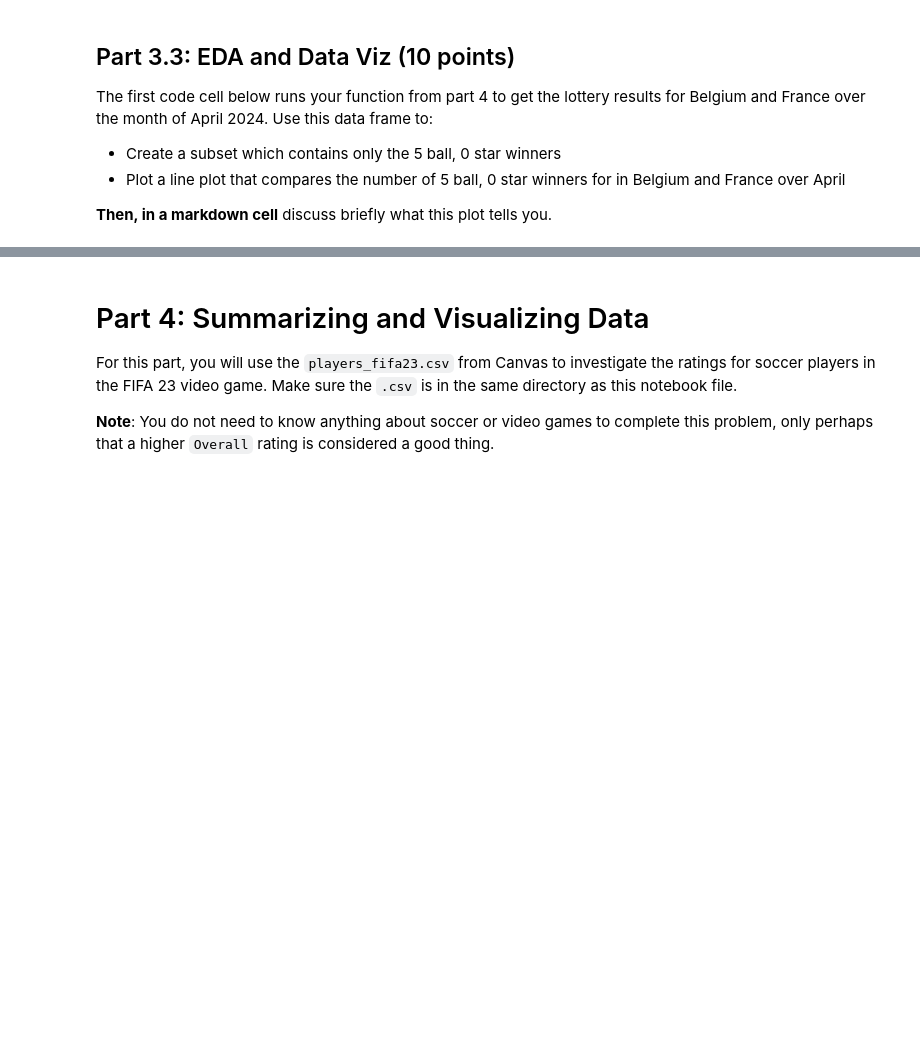
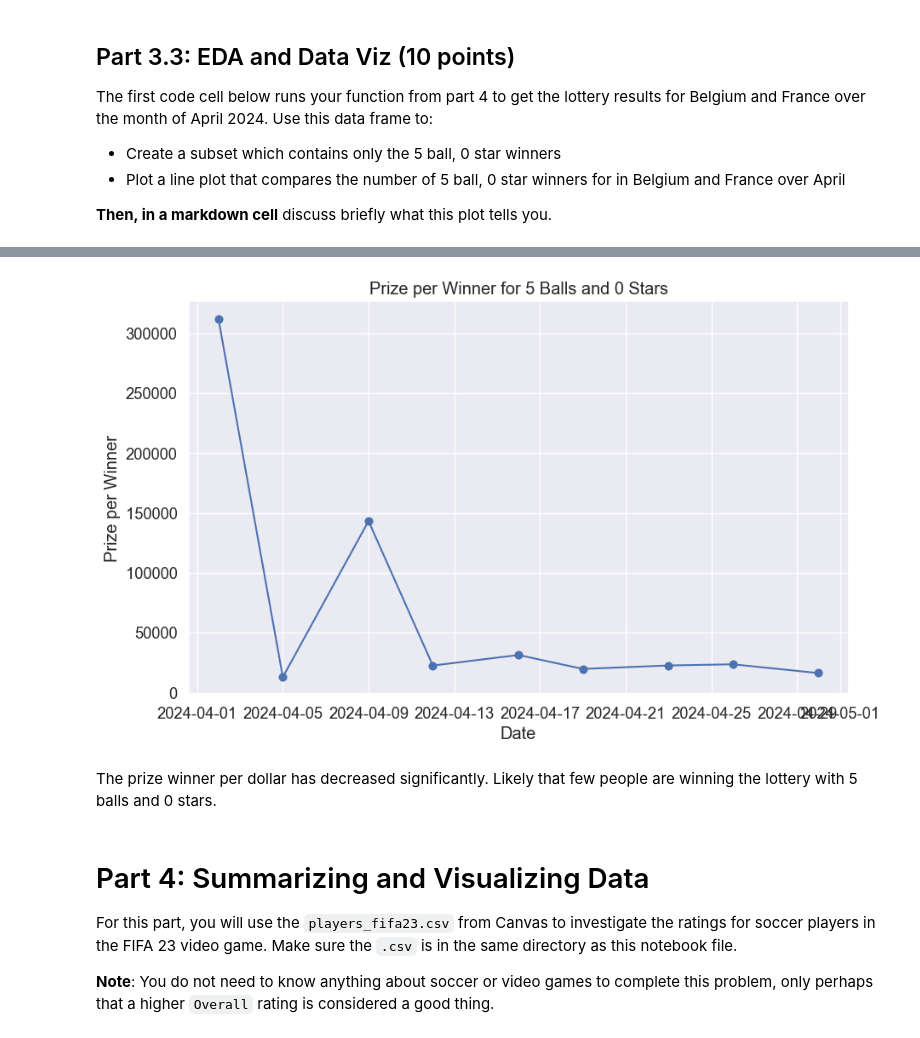
Before and after one commit to vigneshsaravanakumar404/DS-3000-Foundations-of-Data-Science, a Jupyter notebook: Homeworks/HW2/HW2.ipynb, the cells around one changed output, grey strips where cells are left out. Drawn from its saved outputs; the diff is of its cells as text; code cells hidden in the pictures; blank space fills up the shorter version.

```diff
--- a/Homeworks/HW2/HW2.ipynb
+++ b/Homeworks/HW2/HW2.ipynb
@@ -756,3 +752,29 @@ def stack_countries_df(country_list, date_list):
+# %%
+def stack_countries_df(country_list, date_list):
+    """
+    Create a stacked DataFrame with lottery results across multiple countries and dates.
+
+    Args:
+        country_codes : list of str
+            List of country code strings (e.g., ['US', 'UK', 'FR']) to retrieve lottery data for.
+        dates : list of str
+            List of date strings to retrieve lottery data for.
+
+    Returns:
+        pandas.DataFrame
+            A DataFrame containing lottery results for all specified countries and dates,
+            with an additional column for the date information.
+    """
+
+    all_data = pd.DataFrame()
+    for date in date_list:
+        html = get_lottery_html(date)
+        for country in country_list:
+            soup = get_country_soup(html, country)
+            country_df = clean_country_df(soup, country)
+            country_df['date'] = pd.to_datetime(date, format='%d-%m-%Y')
+            all_data = pd.concat([all_data, country_df], ignore_index=True)
+    return all_data
 # %%
 country_codes = ['BE', 'GB', 'CH']
 dates = ['26-04-2024', '30-04-2024']
@@ -783,0 +821,3 @@ AttributeError: 'NoneType' object has no attribute 'tail'
+# %%
+subset = combined_df[(combined_df['balls'] == 5) & (combined_df['stars'] == 0)]
+subset
@@ -784,3 +842,15 @@ AttributeError: 'NoneType' object has no attribute 'tail'
+# %%
+# Create the line plot here (you may use matplotlib or plotly)
+plt.figure(figsize=(10, 6))
+plt.plot(subset['date'], subset['ppw'], marker='o', linestyle='-')
+plt.title('Prize per Winner for 5 Balls and 0 Stars')
+plt.xlabel('Date')
+plt.ylabel('Prize per Winner')
+plt.show()
+# %% [output]
+[figure, added]
+# %% [markdown]
+The prize winner per dollar has decreased significantly. Likely that few people are winning the lottery with 5 balls and 0 stars.
 # %% [markdown]
 # Part 4: Summarizing and Visualizing Data
 
```
Also changed, not shown: parts of 16 cells of this notebook, 1 other file.
